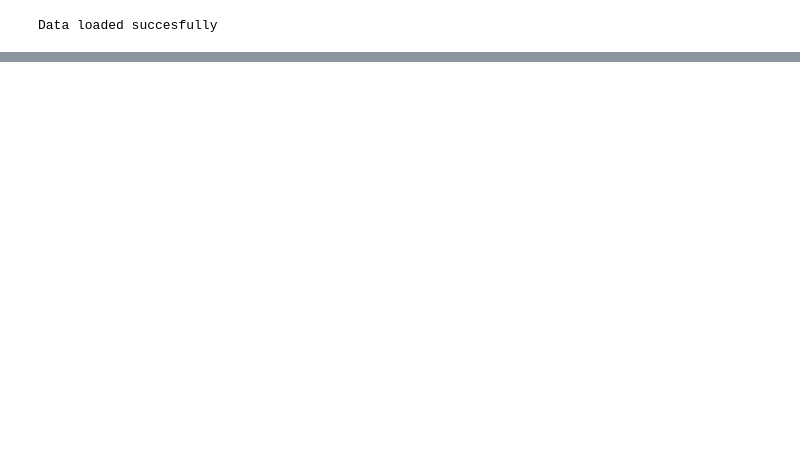
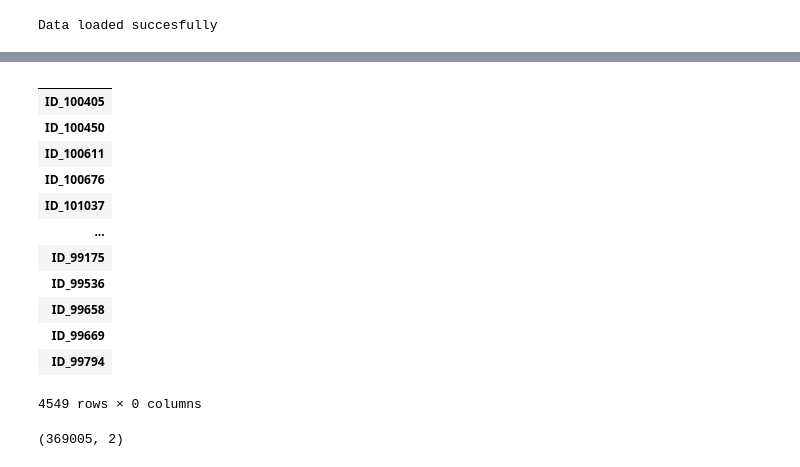
Before and after one commit to LuisAlonsoEsteban/HDViewer, a Jupyter notebook: bokeh_server/test.ipynb, the cells around one changed output, grey strips where cells are left out. Saved outputs shown, nothing was run; the diff lists cells and outputs as text; code cells hidden in the pictures; blank space fills up the shorter version.

```diff
--- a/bokeh_server/test.ipynb
+++ b/bokeh_server/test.ipynb
@@ -202,0 +125,20 @@ show(p)
+# %%
+pooler.pool()
+# %% [output]
+|  |
+| ID_100405 |
+| ID_100450 |
+| ID_100611 |
+| ID_100676 |
+| ID_101037 |
+| ... |
+| ID_99175 |
+| ID_99536 |
+| ID_99658 |
+| ID_99669 |
+| ID_99794 |
+4549 rows × 0 columns
+# %%
+pooler.gdf.shape
+# %% [output]
+(369005, 2)
```
Also changed, not shown: parts of 17 cells of this notebook, 23 other files.
